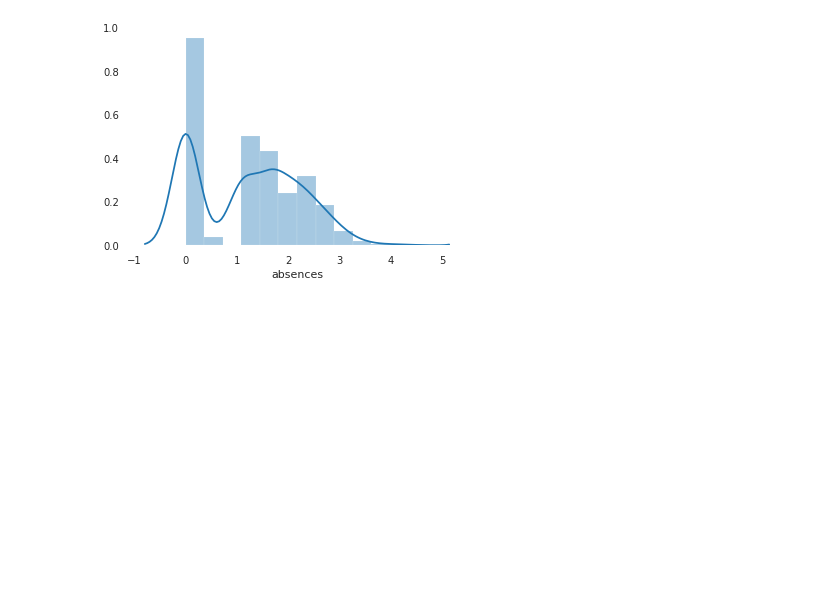
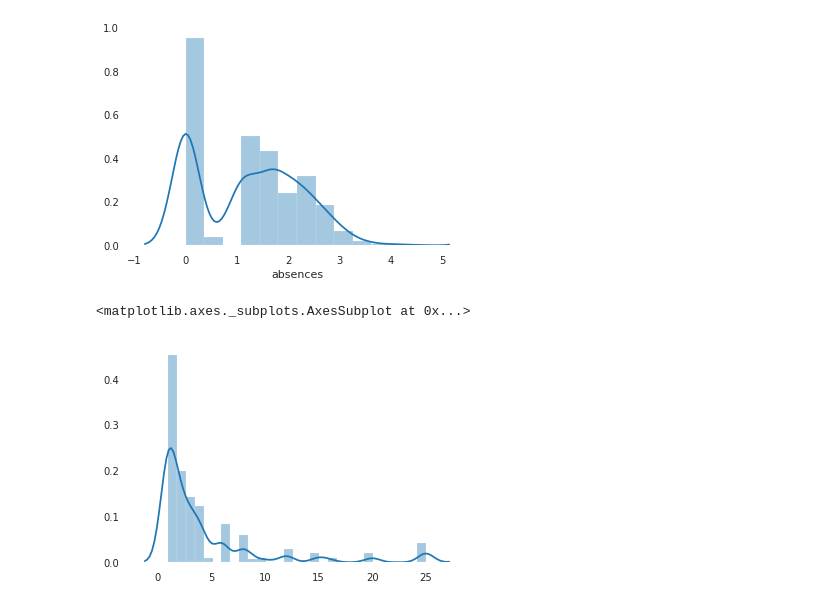
Before and after one commit to HaZdula/alcohol_romantics, a Jupyter notebook: Inżynieria_cech.ipynb, the cells around one changed output. Drawn from its saved outputs; the diff is of its cells as text; code cells hidden in the pictures; blank space fills up the shorter version.

```diff
--- a/Inżynieria_cech.ipynb
+++ b/Inżynieria_cech.ipynb
@@ -83,4 +108,9 @@ sns.distplot(np.log(df.absences+1)) # pytanie czy warto, może coś lepszego
 <matplotlib.axes._subplots.AxesSubplot at 0x...>
 [figure]
 # %%
-df.absences = np.log(df.absences +1)
+df["absences"] = np.log(df.absences +1)
+# %%
+sns.distplot(df.loc[df.romantic_yes == 1].Walc * df.loc[df.romantic_yes == 1].Dalc)
+# %% [output]
+<matplotlib.axes._subplots.AxesSubplot at 0x...>
+[figure, added]
```
Also changed, not shown: parts of 28 cells of this notebook.
